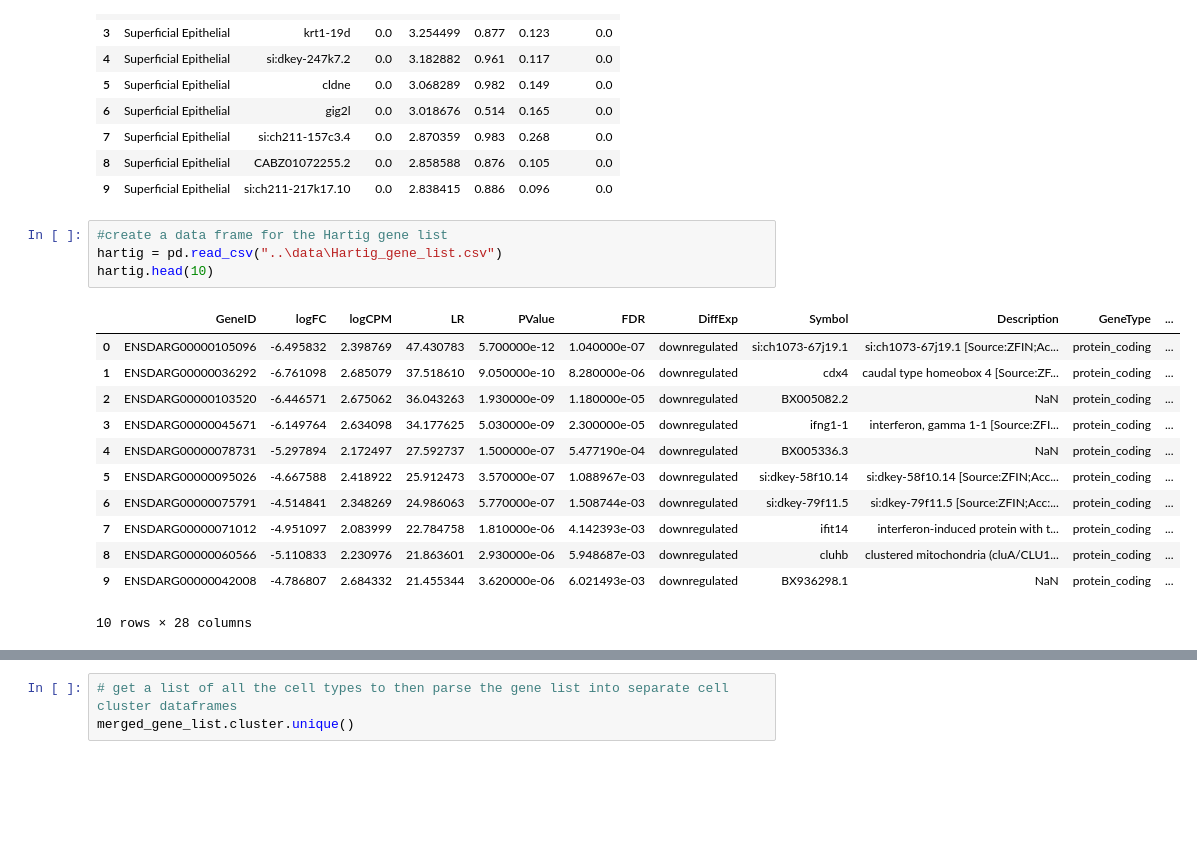
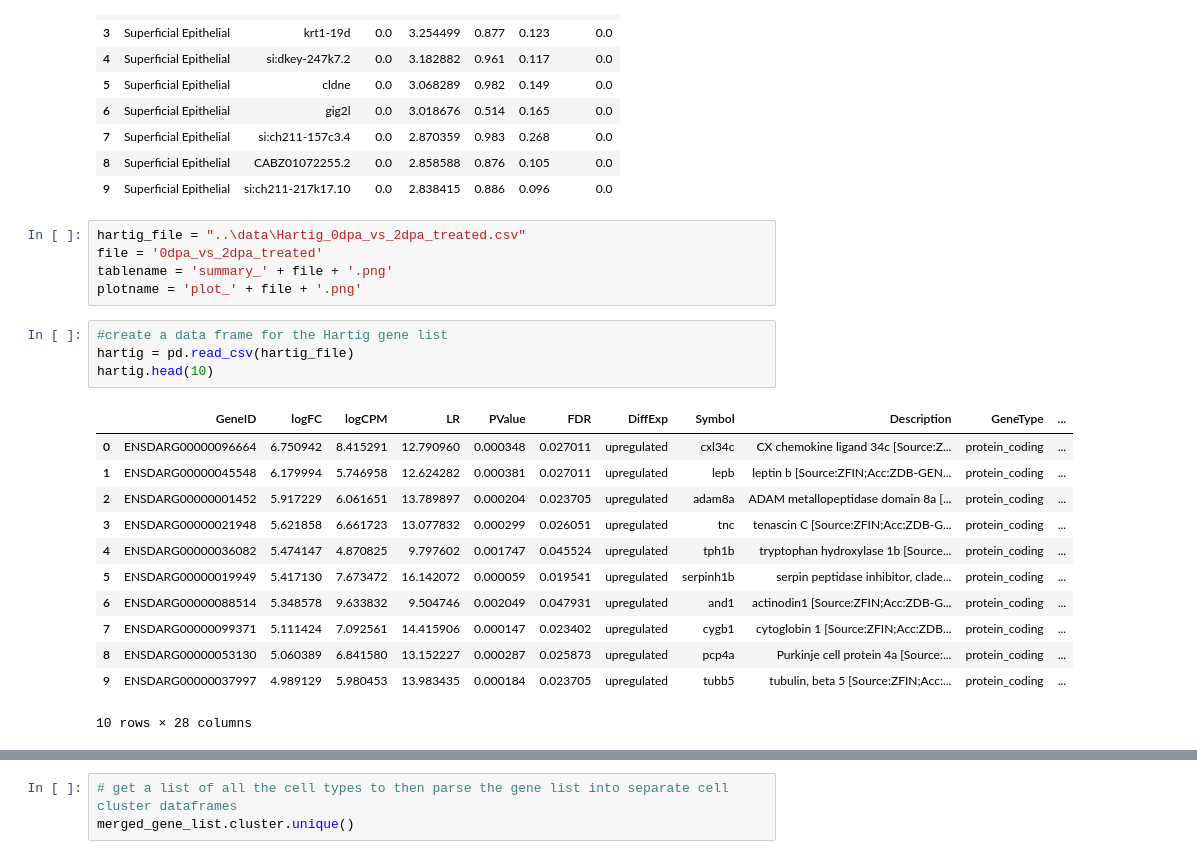
Before and after one commit to cgnobrega/Nobrega_Honors_Thesis, a Jupyter notebook: code/gene_lists_parse.ipynb, the cells around one changed output, grey strips where cells are left out. Cells and saved outputs as stored; diff of their text form; blank space fills up the shorter version.

```diff
--- a/code/gene_lists_parse.ipynb
+++ b/code/gene_lists_parse.ipynb
@@ -26,22 +22,27 @@ hou.head(10)
 | 7 | Superficial Epithelial | si:ch211-157c3.4 | 0.0 | 2.870359 | 0.983 | 0.268 | 0.0 |
 | 8 | Superficial Epithelial | CABZ01072255.2 | 0.0 | 2.858588 | 0.876 | 0.105 | 0.0 |
 | 9 | Superficial Epithelial | si:ch211-217k17.10 | 0.0 | 2.838415 | 0.886 | 0.096 | 0.0 |
+# %%
+hartig_file = "..\data\Hartig_0dpa_vs_2dpa_treated.csv"
+file = '0dpa_vs_2dpa_treated'
+tablename = 'summary_' + file + '.png'
+plotname = 'plot_' + file + '.png'
 # %%
 #create a data frame for the Hartig gene list
-hartig = pd.read_csv("..\data\Hartig_gene_list.csv")
+hartig = pd.read_csv(hartig_file)
 hartig.head(10)
 # %% [output]
 |  | GeneID | logFC | logCPM | LR | PValue | FDR | DiffExp | Symbol | Description | GeneType | ... |
-| 0 | ENSDARG00000105096 | -6.495832 | 2.398769 | 47.430783 | 5.700000e-12 | 1.040000e-07 | downregulated | si:ch1073-67j19.1 | si:ch1073-67j19.1 [Source:ZFIN;Ac... | protein_coding | ... |
-| 1 | ENSDARG00000036292 | -6.761098 | 2.685079 | 37.518610 | 9.050000e-10 | 8.280000e-06 | downregulated | cdx4 | caudal type homeobox 4 [Source:ZF... | protein_coding | ... |
-| 2 | ENSDARG00000103520 | -6.446571 | 2.675062 | 36.043263 | 1.930000e-09 | 1.180000e-05 | downregulated | BX005082.2 | NaN | protein_coding | ... |
-| 3 | ENSDARG00000045671 | -6.149764 | 2.634098 | 34.177625 | 5.030000e-09 | 2.300000e-05 | downregulated | ifng1-1 | interferon, gamma 1-1 [Source:ZFI... | protein_coding | ... |
-| 4 | ENSDARG00000078731 | -5.297894 | 2.172497 | 27.592737 | 1.500000e-07 | 5.477190e-04 | downregulated | BX005336.3 | NaN | protein_coding | ... |
-| 5 | ENSDARG00000095026 | -4.667588 | 2.418922 | 25.912473 | 3.570000e-07 | 1.088967e-03 | downregulated | si:dkey-58f10.14 | si:dkey-58f10.14 [Source:ZFIN;Acc... | protein_coding | ... |
-| 6 | ENSDARG00000075791 | -4.514841 | 2.348269 | 24.986063 | 5.770000e-07 | 1.508744e-03 | downregulated | si:dkey-79f11.5 | si:dkey-79f11.5 [Source:ZFIN;Acc:... | protein_coding | ... |
-| 7 | ENSDARG00000071012 | -4.951097 | 2.083999 | 22.784758 | 1.810000e-06 | 4.142393e-03 | downregulated | ifit14 | interferon-induced protein with t... | protein_coding | ... |
-| 8 | ENSDARG00000060566 | -5.110833 | 2.230976 | 21.863601 | 2.930000e-06 | 5.948687e-03 | downregulated | cluhb | clustered mitochondria (cluA/CLU1... | protein_coding | ... |
-| 9 | ENSDARG00000042008 | -4.786807 | 2.684332 | 21.455344 | 3.620000e-06 | 6.021493e-03 | downregulated | BX936298.1 | NaN | protein_coding | ... |
+| 0 | ENSDARG00000096664 | 6.750942 | 8.415291 | 12.790960 | 0.000348 | 0.027011 | upregulated | cxl34c | CX chemokine ligand 34c [Source:Z... | protein_coding | ... |
+| 1 | ENSDARG00000045548 | 6.179994 | 5.746958 | 12.624282 | 0.000381 | 0.027011 | upregulated | lepb | leptin b [Source:ZFIN;Acc:ZDB-GEN... | protein_coding | ... |
+| 2 | ENSDARG00000001452 | 5.917229 | 6.061651 | 13.789897 | 0.000204 | 0.023705 | upregulated | adam8a | ADAM metallopeptidase domain 8a [... | protein_coding | ... |
+| 3 | ENSDARG00000021948 | 5.621858 | 6.661723 | 13.077832 | 0.000299 | 0.026051 | upregulated | tnc | tenascin C [Source:ZFIN;Acc:ZDB-G... | protein_coding | ... |
+| 4 | ENSDARG00000036082 | 5.474147 | 4.870825 | 9.797602 | 0.001747 | 0.045524 | upregulated | tph1b | tryptophan hydroxylase 1b [Source... | protein_coding | ... |
+| 5 | ENSDARG00000019949 | 5.417130 | 7.673472 | 16.142072 | 0.000059 | 0.019541 | upregulated | serpinh1b | serpin peptidase inhibitor, clade... | protein_coding | ... |
+| 6 | ENSDARG00000088514 | 5.348578 | 9.633832 | 9.504746 | 0.002049 | 0.047931 | upregulated | and1 | actinodin1 [Source:ZFIN;Acc:ZDB-G... | protein_coding | ... |
+| 7 | ENSDARG00000099371 | 5.111424 | 7.092561 | 14.415906 | 0.000147 | 0.023402 | upregulated | cygb1 | cytoglobin 1 [Source:ZFIN;Acc:ZDB... | protein_coding | ... |
+| 8 | ENSDARG00000053130 | 5.060389 | 6.841580 | 13.152227 | 0.000287 | 0.025873 | upregulated | pcp4a | Purkinje cell protein 4a [Source:... | protein_coding | ... |
+| 9 | ENSDARG00000037997 | 4.989129 | 5.980453 | 13.983435 | 0.000184 | 0.023705 | upregulated | tubb5 | tubulin, beta 5 [Source:ZFIN;Acc:... | protein_coding | ... |
 10 rows × 28 columns
 # %%
 # create a new data frame that contains only those rows that have matching values in both of the original data frames
```
Also changed, not shown: parts of 14 cells of this notebook, 10 other files.
